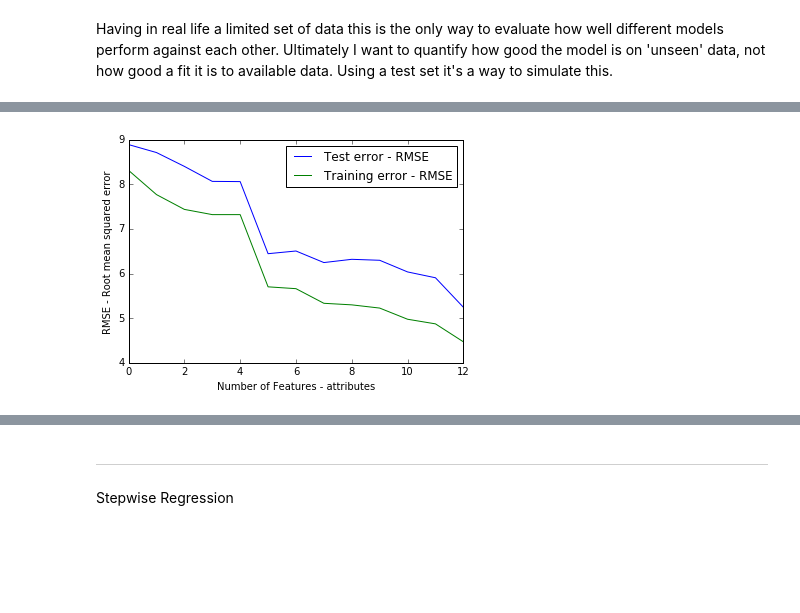
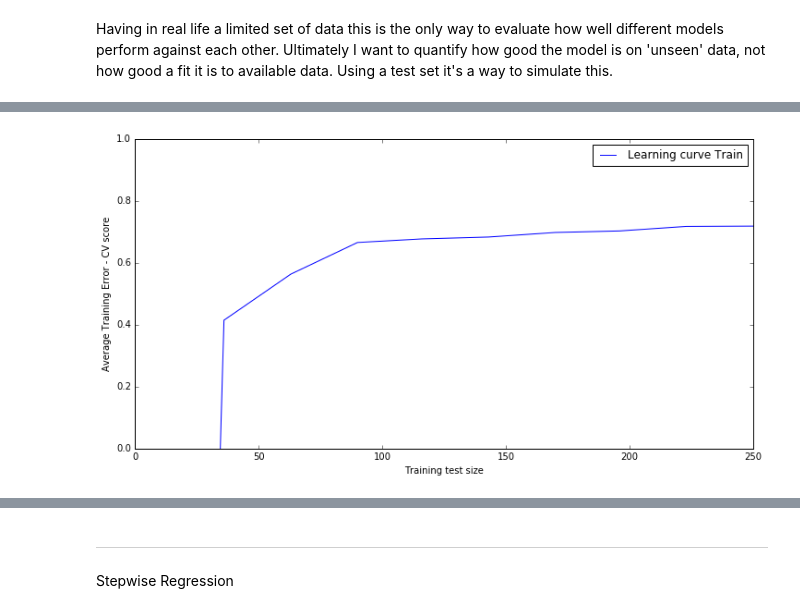
Before and after one commit to EloisaElias/Elo_portfolio, a Jupyter notebook: 15_Cross_Validation.ipynb, the cells around one changed output, grey strips where cells are left out. Cells and saved outputs as stored; diff of their text form; code cells hidden in the pictures; blank space fills up the shorter version.

```diff
--- a/15_Cross_Validation.ipynb
+++ b/15_Cross_Validation.ipynb
@@ -253 +249,35 @@ plot_learning_curve(estimator,  target, features, label='plot_learning_curve')
+# %%
+def plt_learning_curve(model, features, target, label='None'):
+    ''' Plot learning curve with varying training sizes
+    The sum of train_size and test_size = 367,
+    should be smaller than the number of samples 354.
+    Reduce test_size and/or train_size. -->250
+    np.linspace(10, 250, 10)
+    '''
+
+    scores = []
+    training_size = np.linspace(10, 250, 10).astype(int)
+
+    for train_size in training_size:
+        cv_shuffle = ShuffleSplit(train_size=train_size,
+                                  test_size=100, n=len(target),
+                                  random_state=0)
+
+        cv_score = cross_val_score(model, features,
+                                    target, cv=cv_shuffle)
+        scores.append(cv_score)
+
+    plt.plot(training_size, np.mean(scores, axis=1), label=label or estimator.__class__.__name__)
+    plt.ylim(0,1)
+    plt.ylabel('Average Training Error - CV score')
+    plt.xlabel('Training test size')
+    plt.legend(loc='best')
+    plt.show()
+# %%
+plt.figure(figsize=(12, 6))
+model = LinearRegression()
+plt_learning_curve(model, X_train, y_train, label= 'Learning curve Train')
+plt.show()
+# %% [output]
+[figure, added]
 # %%
@@ -276,7 +304,3 @@ def plot_test_train_errors(features, xtrain, xtest, ytrain, ytest  ):
     plt.ylabel('RMSE - Root mean squared error')
     plt.legend()
     plt.show()
-# %%
-plot_test_train_errors(features, train_features, test_features, train_target, test_target)
-# %% [output]
-[figure, removed]
```
Also changed, not shown: parts of 37 cells of this notebook.
